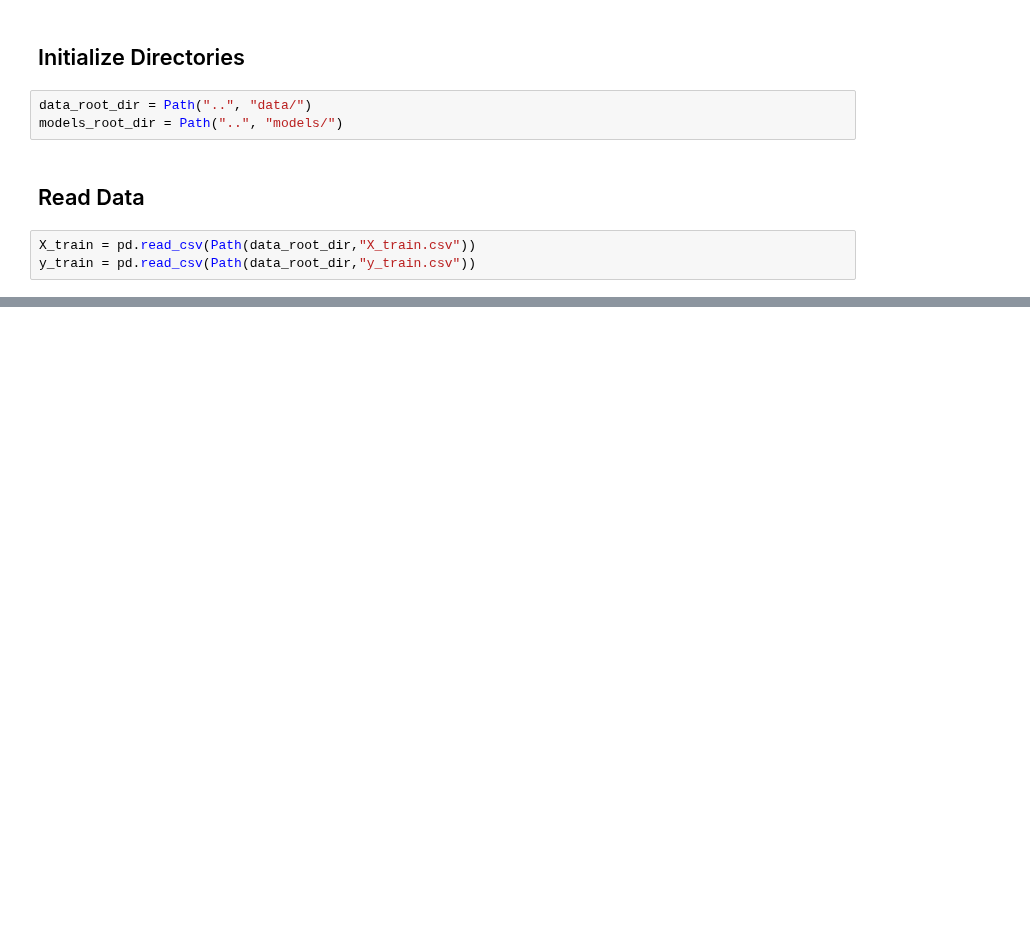
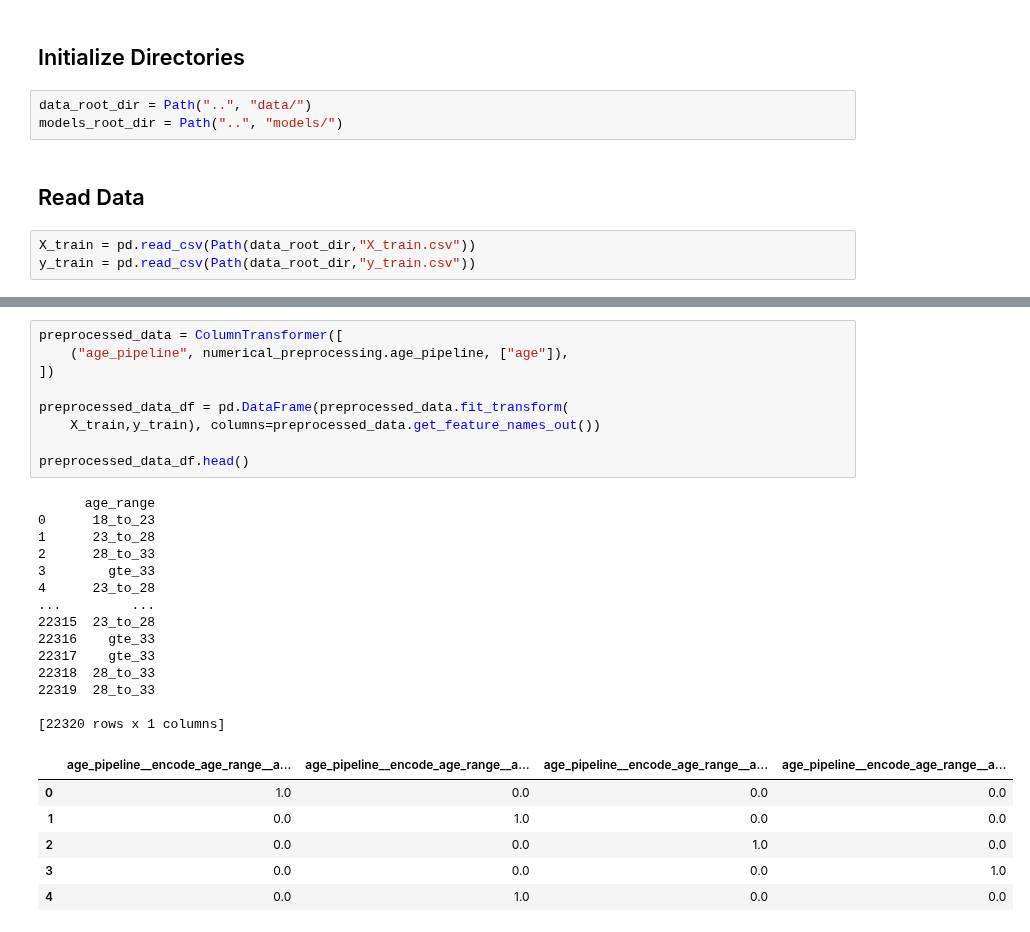
Before and after one commit to gaurangdave/mental_health_ml, a Jupyter notebook: notebooks/03_0_training_evaluation.ipynb, the cells around one changed output, grey strips where cells are left out. Cells and saved outputs as stored; diff of their text form; blank space fills up the shorter version.

```diff
--- a/notebooks/03_0_training_evaluation.ipynb
+++ b/notebooks/03_0_training_evaluation.ipynb
@@ -83,0 +98,30 @@ preprocessed_data_df.head()
+# %%
+preprocessed_data = ColumnTransformer([
+    ("age_pipeline", numerical_preprocessing.age_pipeline, ["age"]),
+])
+
+preprocessed_data_df = pd.DataFrame(preprocessed_data.fit_transform(
+    X_train,y_train), columns=preprocessed_data.get_feature_names_out())
+
+preprocessed_data_df.head()
+# %% [output]
+      age_range
+0      18_to_23
+1      23_to_28
+2      28_to_33
+3        gte_33
+4      23_to_28
+...         ...
+22315  23_to_28
+22316    gte_33
+22317    gte_33
+22318  28_to_33
+22319  28_to_33
+
+[22320 rows x 1 columns]
+|  | age_pipeline__encode_age_range__a... | age_pipeline__encode_age_range__a... | age_pipeline__encode_age_range__a... | age_pipeline__encode_age_range__a... |
+| 0 | 1.0 | 0.0 | 0.0 | 0.0 |
+| 1 | 0.0 | 1.0 | 0.0 | 0.0 |
+| 2 | 0.0 | 0.0 | 1.0 | 0.0 |
+| 3 | 0.0 | 0.0 | 0.0 | 1.0 |
+| 4 | 0.0 | 1.0 | 0.0 | 0.0 |
```
Also changed, not shown: parts of 2 cells of this notebook, 5 other files.
